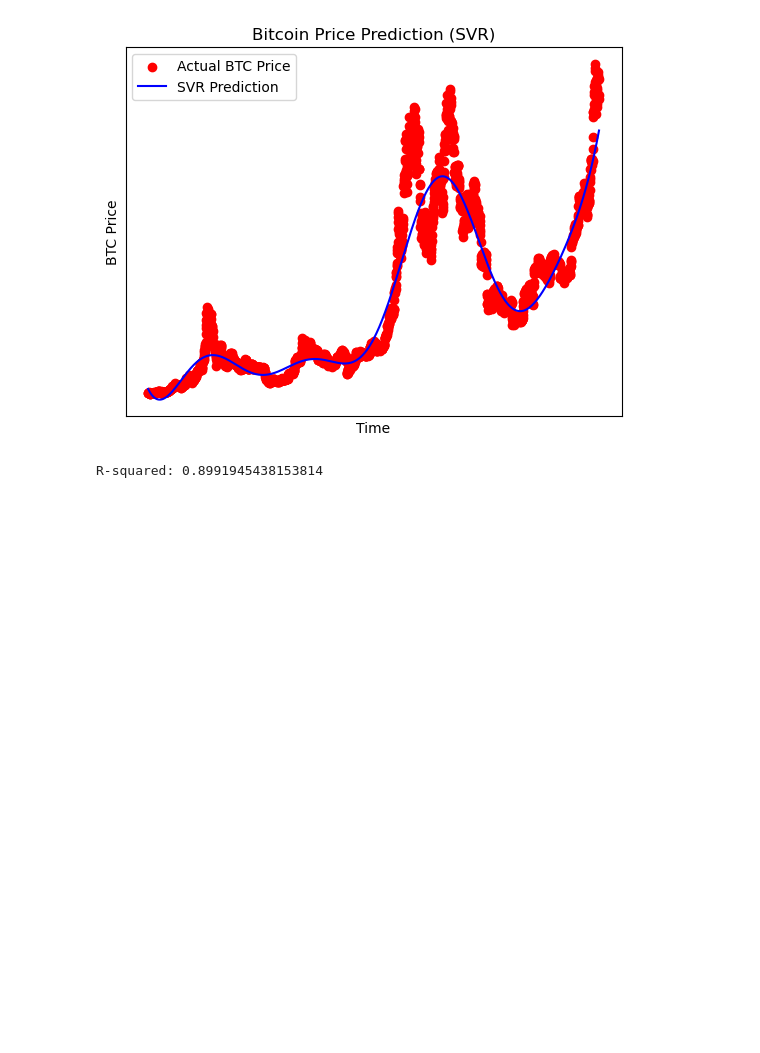
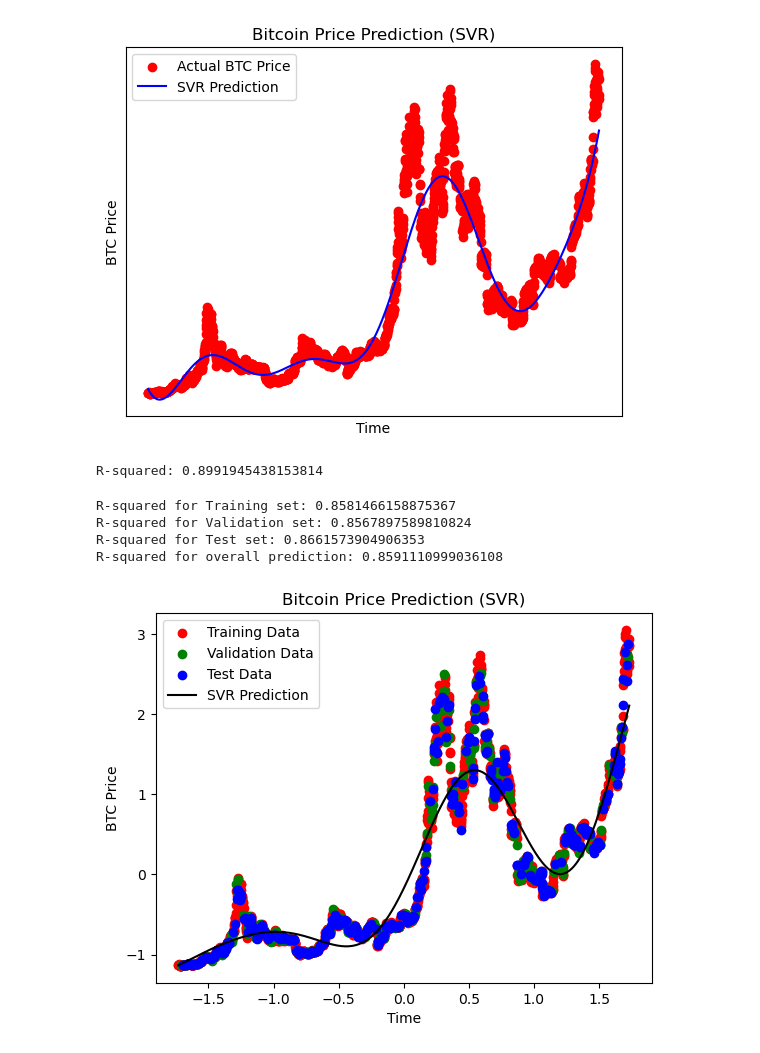
Before and after one commit to Conia-Alessandro/BitPredictAI_2024, a Jupyter notebook: Comprehensive Model/Support Vector Regression Model with Numerical Evaluation.ipynb, the cells around one changed output. Saved outputs shown, nothing was run; the diff lists cells and outputs as text; code cells hidden in the pictures; blank space fills up the shorter version.

Commit message:
feat: Added Train Test Split Validate

```diff
--- a/Comprehensive Model/Support Vector Regression Model with Numerical Evaluation.ipynb
+++ b/Comprehensive Model/Support Vector Regression Model with Numerical Evaluation.ipynb
@@ -142,3 +142,72 @@ r_squared = r2_score(y, y_pred)
 print("R-squared:", r_squared)
 # %% [output]
 R-squared: 0.8991945438153814
+# %%
+# Train Test Split Validation of Comprehensive model NOT TUNED
+import numpy as np
+import matplotlib.pyplot as plt
+import pandas as pd
+from sklearn.preprocessing import StandardScaler
+from sklearn.svm import SVR
+from sklearn.model_selection import train_test_split
+from sklearn.metrics import r2_score
+
+# Load the dataset
+dataset = pd.read_csv('linear_interpolation_comp.csv')
+
+# Drop unnecessary columns
+dataset = dataset.drop(columns=['market_cap', 'total_volume'])
+
+# Convert 'snapped_at' column to datetime and normalize it
+dataset['snapped_at'] = pd.to_datetime(dataset['snapped_at'])
+dataset['snapped_at'] = (dataset['snapped_at'] - dataset['snapped_at'].min()) / np.timedelta64(1, 'D')
+
+# Separate independent and dependent variables
+X = dataset.iloc[:, 0:1].values
+y = dataset.iloc[:, 1].values
+
+# Feature scaling
+sc_X = StandardScaler()
+sc_y = StandardScaler()
+X_scaled = sc_X.fit_transform(X)
+y_scaled = sc_y.fit_transform(y.reshape(-1, 1))
+
+# Splitting the dataset into the Training set, Validation set, and Test set
+X_train, X_temp, y_train, y_temp = train_test_split(X_scaled, y_scaled, test_size=0.3, random_state=42)
+X_val, X_test, y_val, y_test = train_test_split(X_temp, y_temp, test_size=0.5, random_state=42)
+
+# Train SVR model
+regressor = SVR(kernel='rbf')
+regressor.fit(X_train, y_train.ravel())
+
+# Calculate R-squared for each set
+r2_train = regressor.score(X_train, y_train)
+r2_val = regressor.score(X_val, y_val)
+r2_test = regressor.score(X_test, y_test)
+
+# Make overall prediction
+y_pred_scaled = regressor.predict(X_scaled)
+r2_pred = r2_score(y_scaled, y_pred_scaled)
+
+print("R-squared for Training set:", r2_train)
+print("R-squared for Validation set:", r2_val)
+print("R-squared for Test set:", r2_test)
+print("R-squared for overall prediction:", r2_pred)
+
+# Visualize the SVR model
+plt.scatter(X_train, y_train, color='red', label='Training Data')
+plt.scatter(X_val, y_val, color='green', label='Validation Data')
+plt.scatter(X_test, y_test, color='blue', label='Test Data')
+plt.plot(X_scaled, y_pred_scaled, color='black', label='SVR Prediction')
+
+plt.title('Bitcoin Price Prediction (SVR)')
+plt.xlabel('Time')
+plt.ylabel('BTC Price')
+plt.legend()
+plt.show()
+# %% [output]
+R-squared for Training set: 0.8581466158875367
+R-squared for Validation set: 0.8567897589810824
+R-squared for Test set: 0.8661573904906353
+R-squared for overall prediction: 0.8591110999036108
+[figure, added]
```
Also changed, not shown: parts of 1 cell of this notebook.
